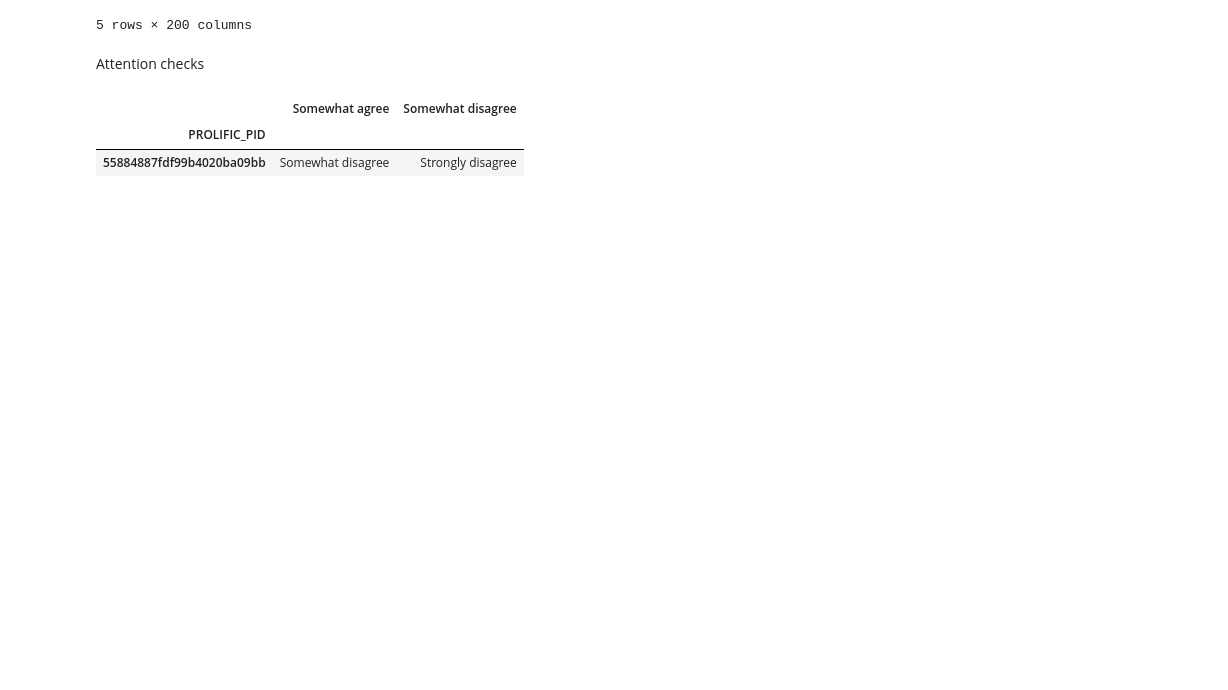
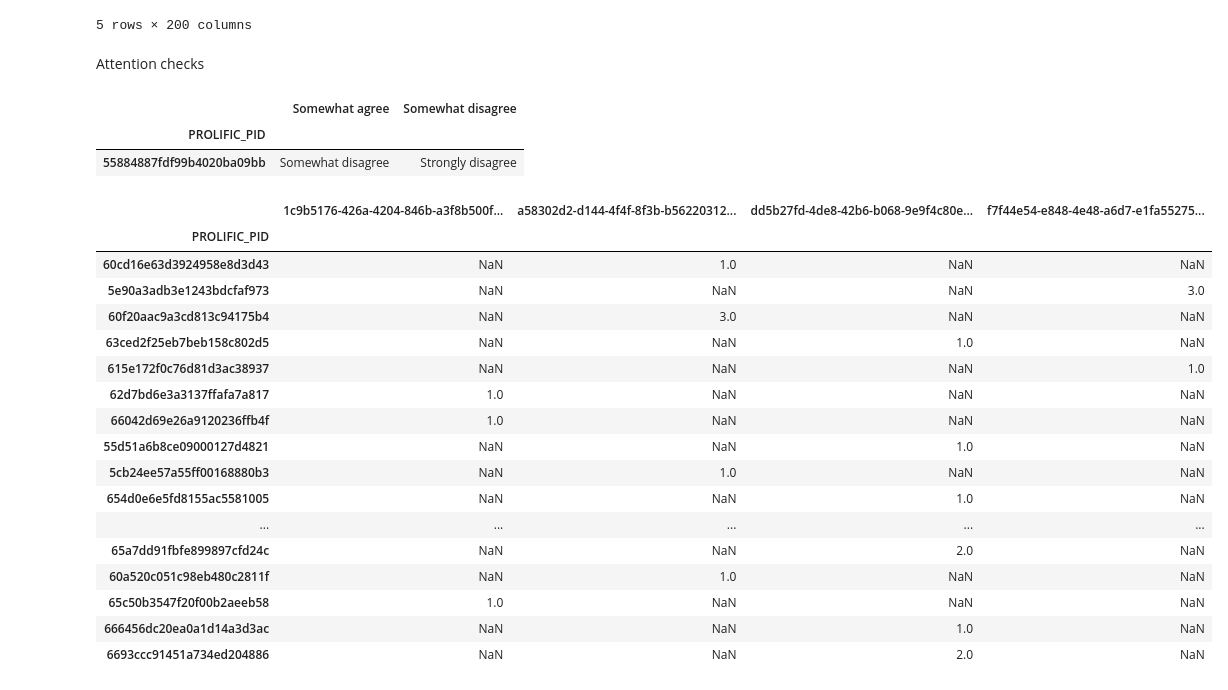
Before and after one commit to njf0/frank-llm, a Jupyter notebook: mini-project/studies/ask/results/results-2.ipynb, the cells around one changed output. Cells and saved outputs as stored; diff of their text form; code cells hidden in the pictures; blank space fills up the shorter version.

```diff
--- a/mini-project/studies/ask/results/results-2.ipynb
+++ b/mini-project/studies/ask/results/results-2.ipynb
@@ -167,40 +171,57 @@ for (dataset, model), uuids in grouped_uuids.items():
     plan[(dataset, model)] = df[[f'{uuid}_2' for uuid in uuids]]
     sat[(dataset, model)] = df[[f'{uuid}_3' for uuid in uuids]]
 
 all_ask = pd.concat(ask.values(), axis=1)
 all_plan = pd.concat(plan.values(), axis=1)
 all_sat = pd.concat(sat.values(), axis=1)
 
 ask_mean_std = []
 plan_mean_std = []
 sat_mean_std = []
 
-for dataset, model in grouped_uuids.keys():
+for dataset, model in grouped_uuids:
     ask_mean_std.append(
         {
             'dataset': [dataset],
             'model': [model],
-            'mean std': [ask[(dataset, model)].map(lambda x: t2i(x, 3)).std().mean()],
+            'mean std': [ask[(dataset, model)].std().mean()],
         }
     )
     plan_mean_std.append(
         {
             'dataset': [dataset],
             'model': [model],
-            'mean std': [plan[(dataset, model)].map(lambda x: t2i(x, 3)).std().mean()],
+            'mean std': [plan[(dataset, model)].std().mean()],
         }
     )
     sat_mean_std.append(
         {
             'dataset': [dataset],
             'model': [model],
-            'mean std': [sat[(dataset, model)].map(lambda x: t2i(x, 3)).std().mean()],
+            'mean std': [sat[(dataset, model)].std().mean()],
         }
     )
 
-ask_mean_std = pd.DataFrame(ask_mean_std)
-plan_mean_std = pd.DataFrame(plan_mean_std)
-sat_mean_std = pd.DataFrame(sat_mean_std)
+ask[('Franklin', 'google/gemma-2-9b-it')]
+# %% [output]
+|  | 1c9b5176-426a-4204-846b-a3f8b500f... | a58302d2-d144-4f4f-8f3b-b56220312... | dd5b27fd-4de8-42b6-b068-9e9f4c80e... | f7f44e54-e848-4e48-a6d7-e1fa55275... |
+| PROLIFIC_PID |  |  |  |  |
+| 60cd16e63d3924958e8d3d43 | NaN | 1.0 | NaN | NaN |
+| 5e90a3adb3e1243bdcfaf973 | NaN | NaN | NaN | 3.0 |
+| 60f20aac9a3cd813c94175b4 | NaN | 3.0 | NaN | NaN |
+| 63ced2f25eb7beb158c802d5 | NaN | NaN | 1.0 | NaN |
+| 615e172f0c76d81d3ac38937 | NaN | NaN | NaN | 1.0 |
+| 62d7bd6e3a3137ffafa7a817 | 1.0 | NaN | NaN | NaN |
+| 66042d69e26a9120236ffb4f | 1.0 | NaN | NaN | NaN |
+| 55d51a6b8ce09000127d4821 | NaN | NaN | 1.0 | NaN |
+| 5cb24ee57a55ff00168880b3 | NaN | 1.0 | NaN | NaN |
+| 654d0e6e5fd8155ac5581005 | NaN | NaN | 1.0 | NaN |
+| ... | ... | ... | ... | ... |
+| 65a7dd91fbfe899897cfd24c | NaN | NaN | 2.0 | NaN |
+| 60a520c051c98eb480c2811f | NaN | 1.0 | NaN | NaN |
+| 65c50b3547f20f00b2aeeb58 | 1.0 | NaN | NaN | NaN |
+| 666456dc20ea0a1d14a3d3ac | NaN | NaN | 1.0 | NaN |
+| 6693ccc91451a734ed204886 | NaN | NaN | 2.0 | NaN |
 # %%
 def remove_outliers(
     df_dict: dict[tuple, pd.DataFrame],
```
Also changed, not shown: parts of 8 cells of this notebook, 1 other file.
